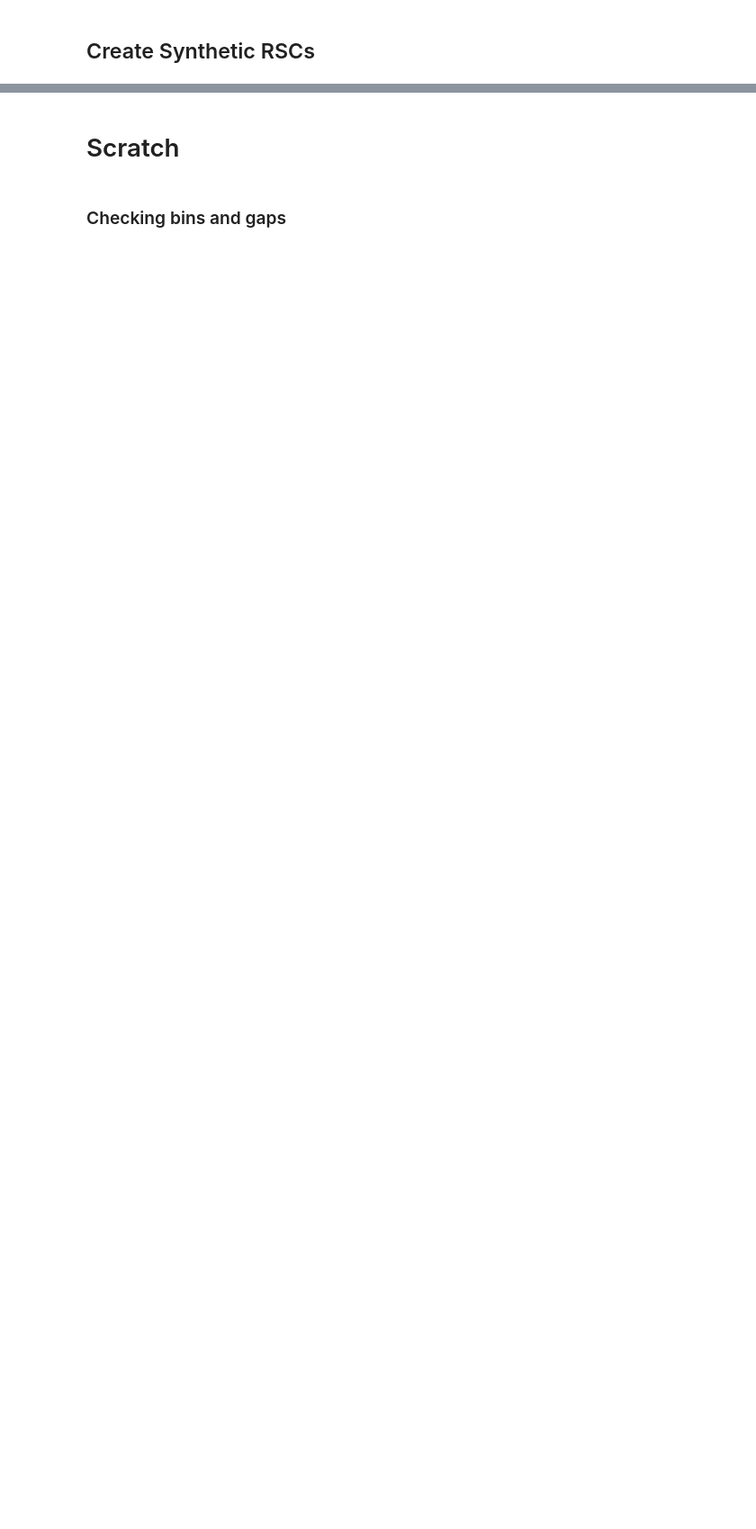
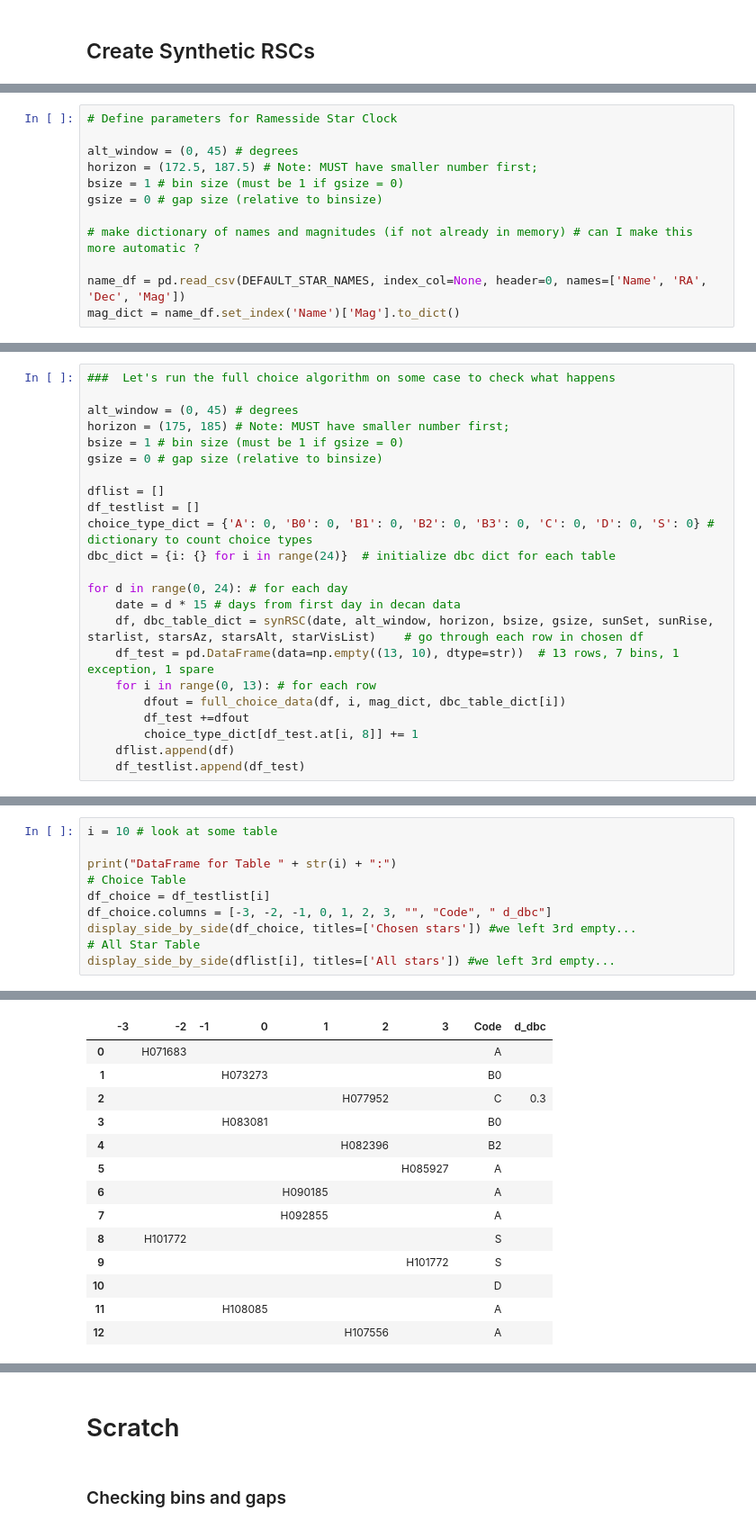
Before and after one commit to lunazagor/decanOpy, a Jupyter notebook: notebooks/synRSCgenerator.ipynb, the cells around one changed output, grey strips where cells are left out. Shown: that part at 90% size. Cells and saved outputs as stored; diff of their text form; blank space fills up the shorter version.

```diff
--- a/notebooks/synRSCgenerator.ipynb
+++ b/notebooks/synRSCgenerator.ipynb
@@ -465,0 +594,12 @@ known_stars_dict
+# %%
+# Define parameters for Ramesside Star Clock
+
+alt_window = (0, 45) # degrees
+horizon = (172.5, 187.5) # Note: MUST have smaller number first;
+bsize = 1 # bin size (must be 1 if gsize = 0)
+gsize = 0 # gap size (relative to binsize)
+
+# make dictionary of names and magnitudes (if not already in memory) # can I make this more automatic ?
+
+name_df = pd.read_csv(DEFAULT_STAR_NAMES, index_col=None, header=0, names=['Name', 'RA', 'Dec', 'Mag'])
+mag_dict = name_df.set_index('Name')['Mag'].to_dict()
@@ -465,0 +827,23 @@ known_stars_dict
+# %%
+###  Let's run the full choice algorithm on some case to check what happens
+
+alt_window = (0, 45) # degrees
+horizon = (175, 185) # Note: MUST have smaller number first;
+bsize = 1 # bin size (must be 1 if gsize = 0)
+gsize = 0 # gap size (relative to binsize)
+
+dflist = []
+df_testlist = []
+choice_type_dict = {'A': 0, 'B0': 0, 'B1': 0, 'B2': 0, 'B3': 0, 'C': 0, 'D': 0, 'S': 0} # dictionary to count choice types
+dbc_dict = {i: {} for i in range(24)}  # initialize dbc dict for each table
+
+for d in range(0, 24): # for each day
+    date = d * 15 # days from first day in decan data
+    df, dbc_table_dict = synRSC(date, alt_window, horizon, bsize, gsize, sunSet, sunRise, starlist, starsAz, starsAlt, starVisList)    # go through each row in chosen df
+    df_test = pd.DataFrame(data=np.empty((13, 10), dtype=str))  # 13 rows, 7 bins, 1 exception, 1 spare
+    for i in range(0, 13): # for each row
+        dfout = full_choice_data(df, i, mag_dict, dbc_table_dict[i])
+        df_test +=dfout
+        choice_type_dict[df_test.at[i, 8]] += 1
+    dflist.append(df)
+    df_testlist.append(df_test)
@@ -465,0 +872,11 @@ known_stars_dict
+# %%
+i = 10 # look at some table
+
+print("DataFrame for Table " + str(i) + ":")
+# Choice Table
+df_choice = df_testlist[i]
+df_choice.columns = [-3, -2, -1, 0, 1, 2, 3, "", "Code", " d_dbc"]
+display_side_by_side(df_choice, titles=['Chosen stars']) #we left 3rd empty...
+# All Star Table
+display_side_by_side(dflist[i], titles=['All stars']) #we left 3rd empty...
+# %% [output]
@@ -465,0 +885,14 @@ known_stars_dict
+|  | -3 | -2 | -1 | 0 | 1 | 2 | 3 |  | Code | d_dbc |
+| 0 |  | H071683 |  |  |  |  |  |  | A |  |
+| 1 |  |  |  | H073273 |  |  |  |  | B0 |  |
+| 2 |  |  |  |  |  | H077952 |  |  | C | 0.3 |
+| 3 |  |  |  | H083081 |  |  |  |  | B0 |  |
+| 4 |  |  |  |  |  | H082396 |  |  | B2 |  |
+| 5 |  |  |  |  |  |  | H085927 |  | A |  |
+| 6 |  |  |  |  | H090185 |  |  |  | A |  |
+| 7 |  |  |  |  | H092855 |  |  |  | A |  |
+| 8 |  | H101772 |  |  |  |  |  |  | S |  |
+| 9 |  |  |  |  |  |  | H101772 |  | S |  |
+| 10 |  |  |  |  |  |  |  |  | D |  |
+| 11 |  |  |  | H108085 |  |  |  |  | A |  |
+| 12 |  |  |  |  |  | H107556 |  |  | A |  |
```
Also changed, not shown: parts of 89 cells of this notebook.
